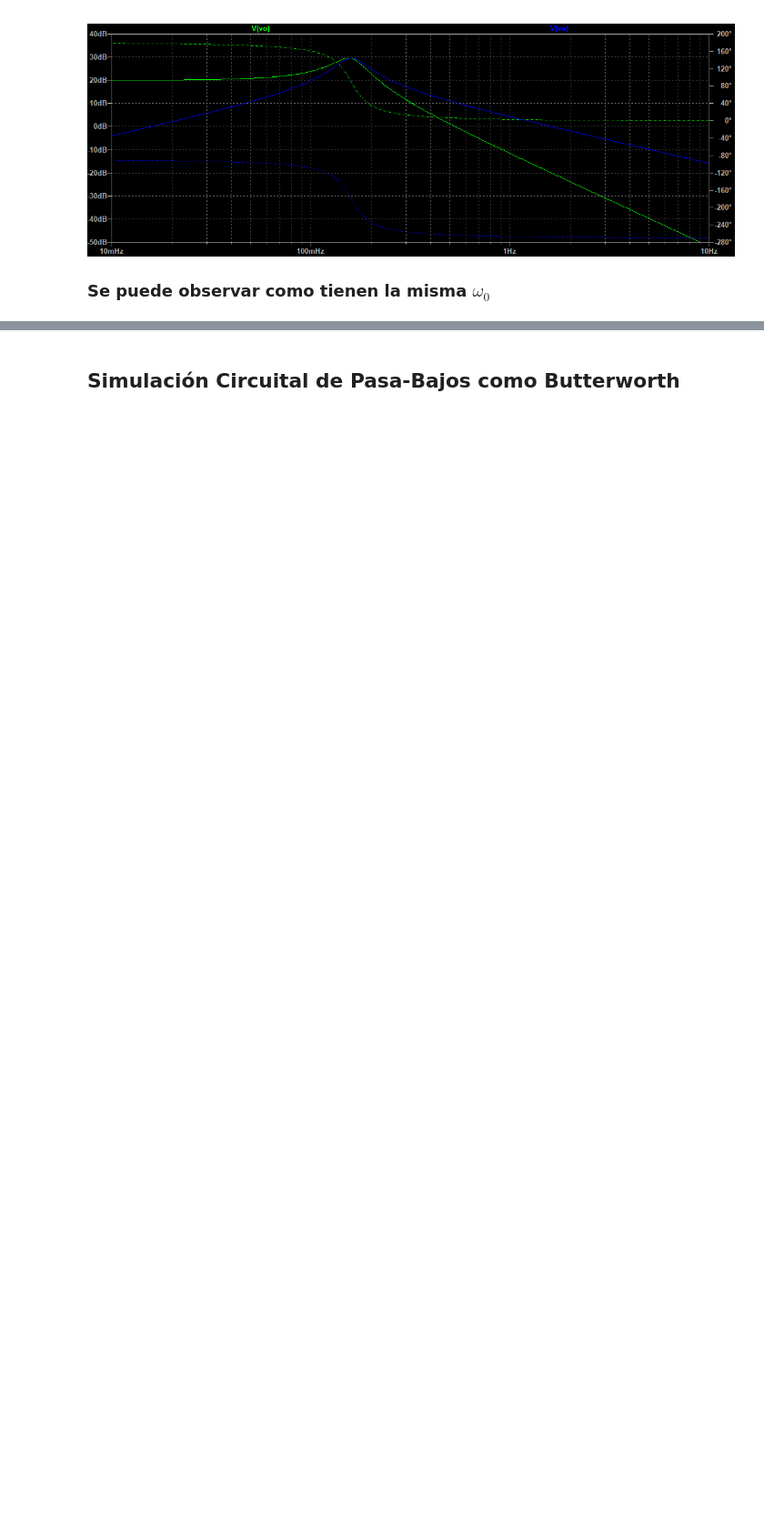
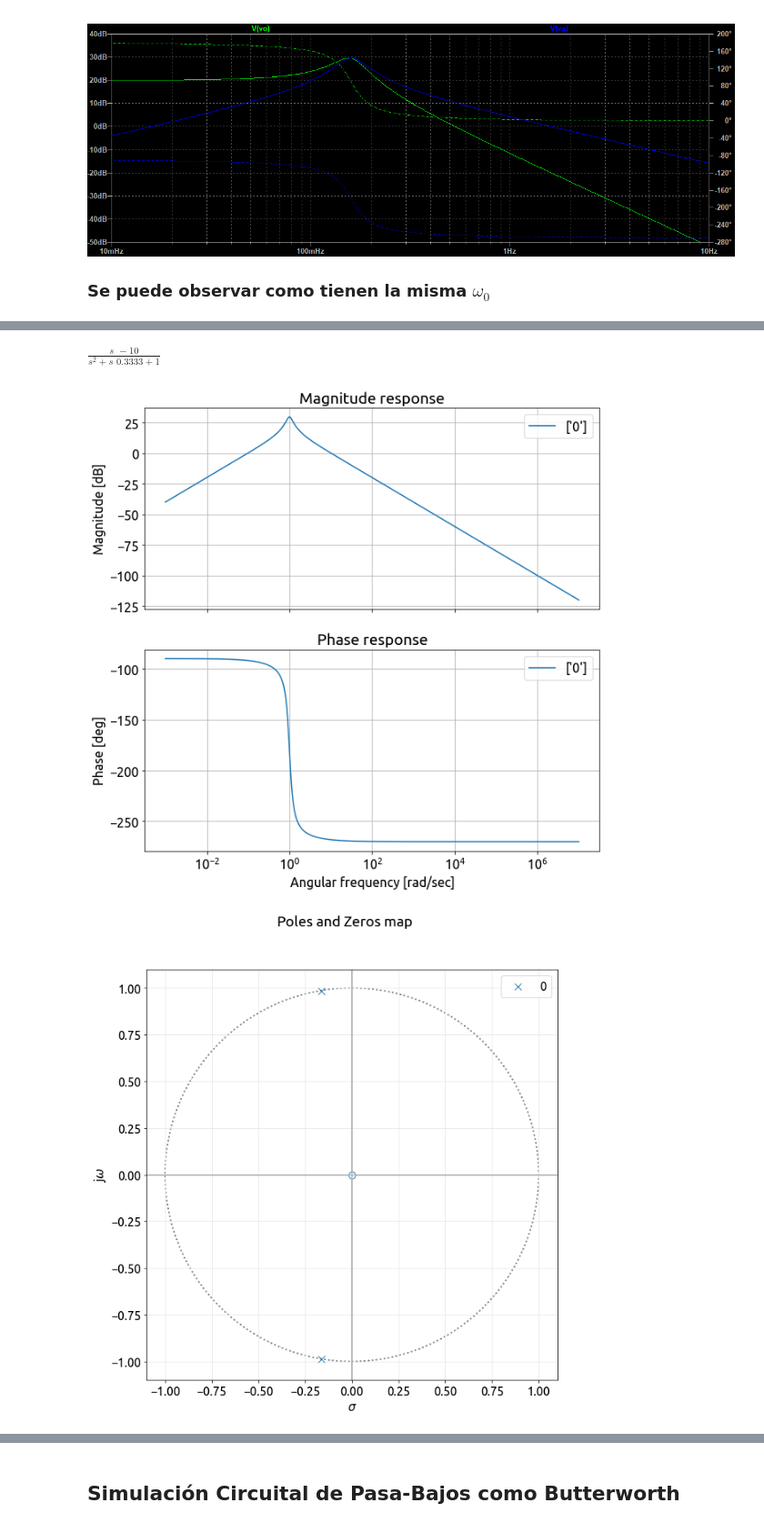
Before and after one commit to AleNimo/TC2, a Jupyter notebook: Trabajos Semanales/TS2/TS2.ipynb, the cells around one changed output, grey strips where cells are left out. Shown: that part at 91% size. Cells and saved outputs as stored; diff of their text form; code cells hidden in the pictures; blank space fills up the shorter version.

```diff
--- a/Trabajos Semanales/TS2/TS2.ipynb
+++ b/Trabajos Semanales/TS2/TS2.ipynb
@@ -17,0 +66,17 @@ IFrame("./TS2.pdf", width=1000, height=1000)
+# %%
+#Gráfico del pasa-banda
+
+K2 = -R2/R1
+
+num2 = np.array([K2 * W0/Q, 0])
+den2 = np.array([1, W0/Q, W0**2])
+
+sistema2 = sig.TransferFunction(num2,den2)
+
+pretty_print_lti(sistema2)
+
+analyze_sys(sistema2,-3,7) #Funcion cambiada para poder determinar frec inicial y final de gráficos
+# %% [output]
+$\displaystyle \frac{s \,\, -10 }{s^2 + s \,\, 0.3333 +   1 }$
+[figure, added]
+[figure, added]
```
Also changed, not shown: parts of 3 cells of this notebook, 1 other file.
